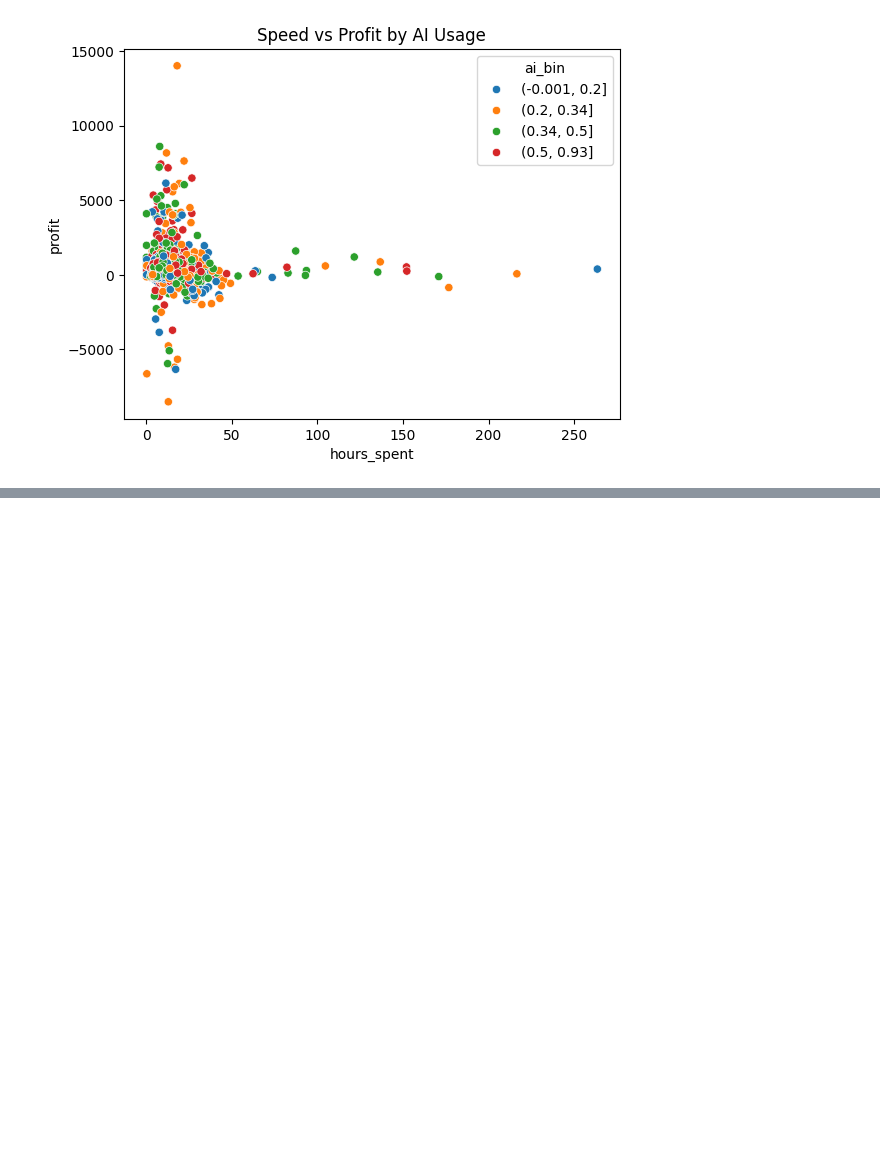
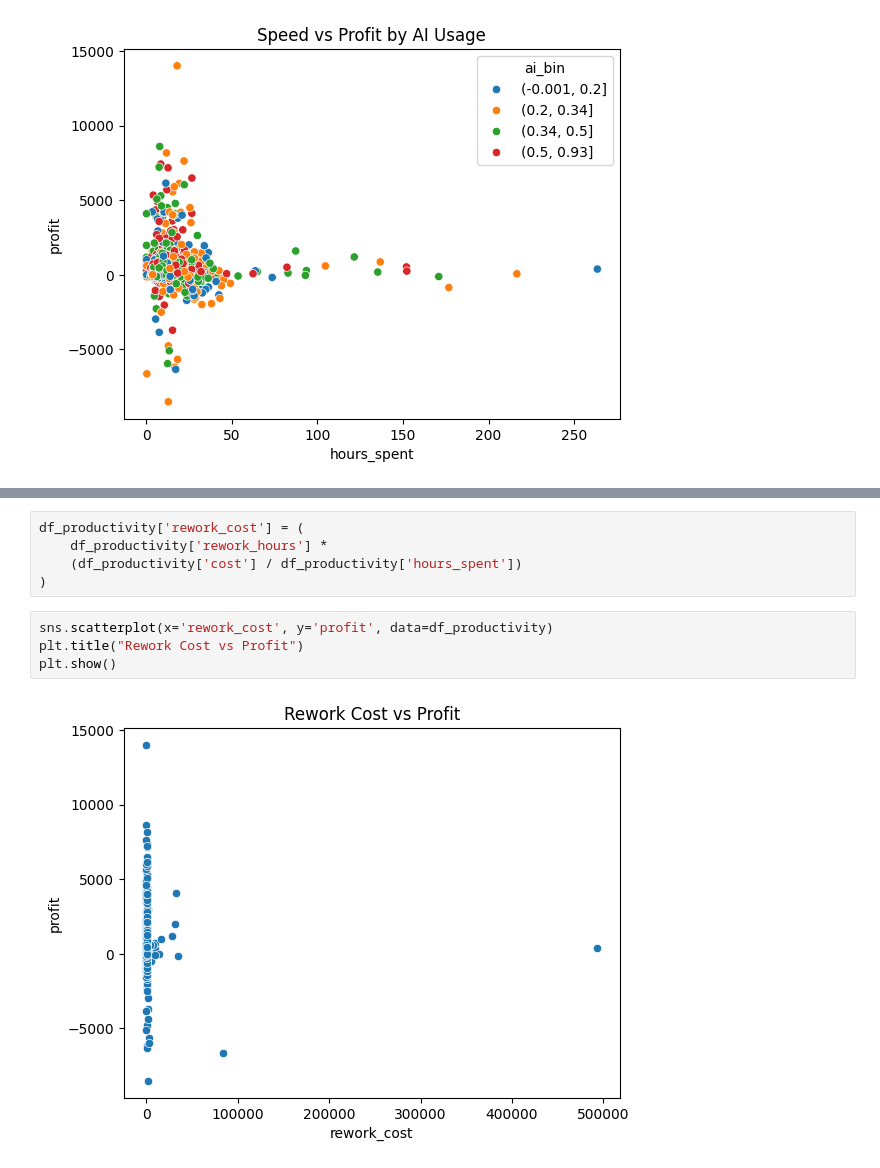
Before and after one commit to andreamammano89-maker/ML_Project_SEA_815441, a Jupyter notebook: EDA.ipynb, the cells around one changed output, grey strips where cells are left out. Drawn from its saved outputs; the diff is of its cells as text; blank space fills up the shorter version.

```diff
--- a/EDA.ipynb
+++ b/EDA.ipynb
@@ -640,0 +654,11 @@ plt.show()
+# %%
+df_productivity['rework_cost'] = (
+    df_productivity['rework_hours'] *
+    (df_productivity['cost'] / df_productivity['hours_spent'])
+)
+# %%
+sns.scatterplot(x='rework_cost', y='profit', data=df_productivity)
+plt.title("Rework Cost vs Profit")
+plt.show()
+# %% [output]
+[figure, added]
```
Also changed, not shown: parts of 5 cells of this notebook.
